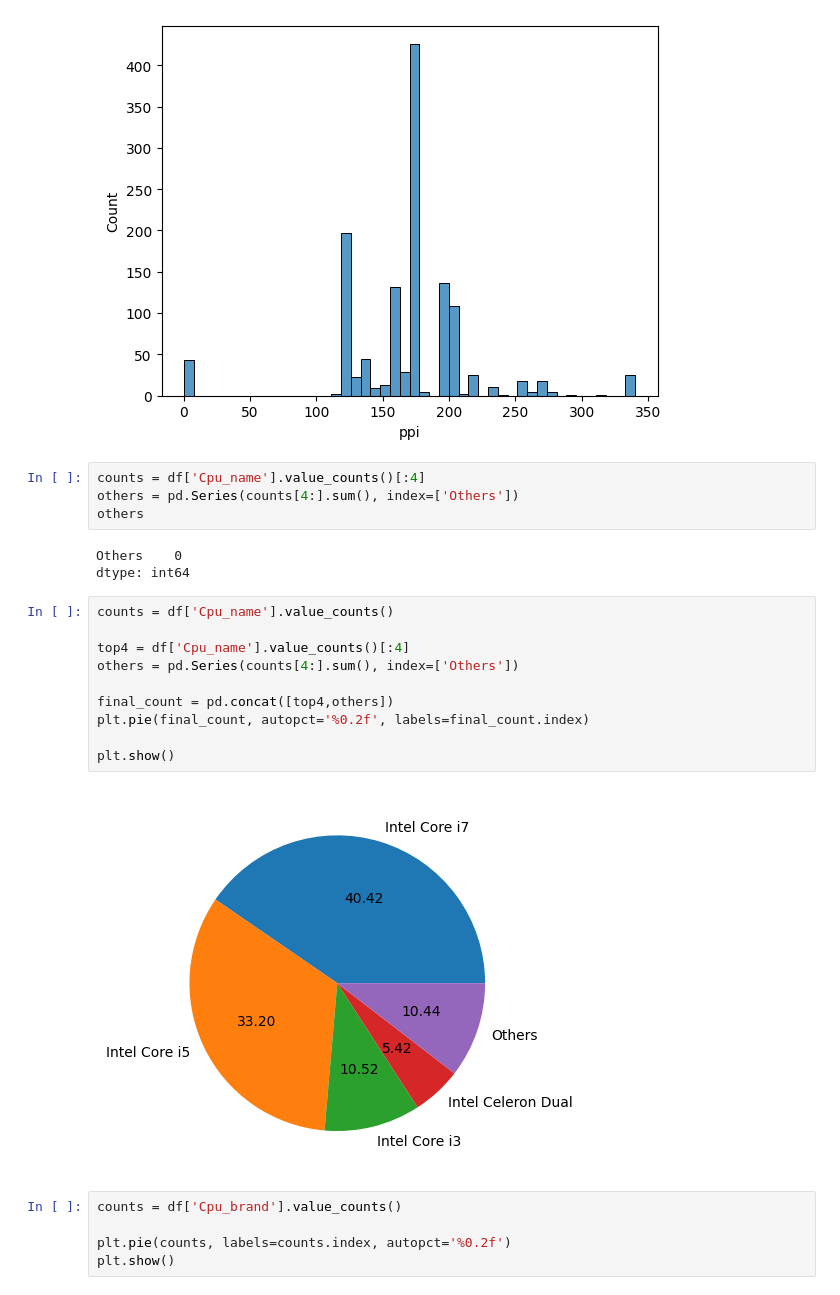
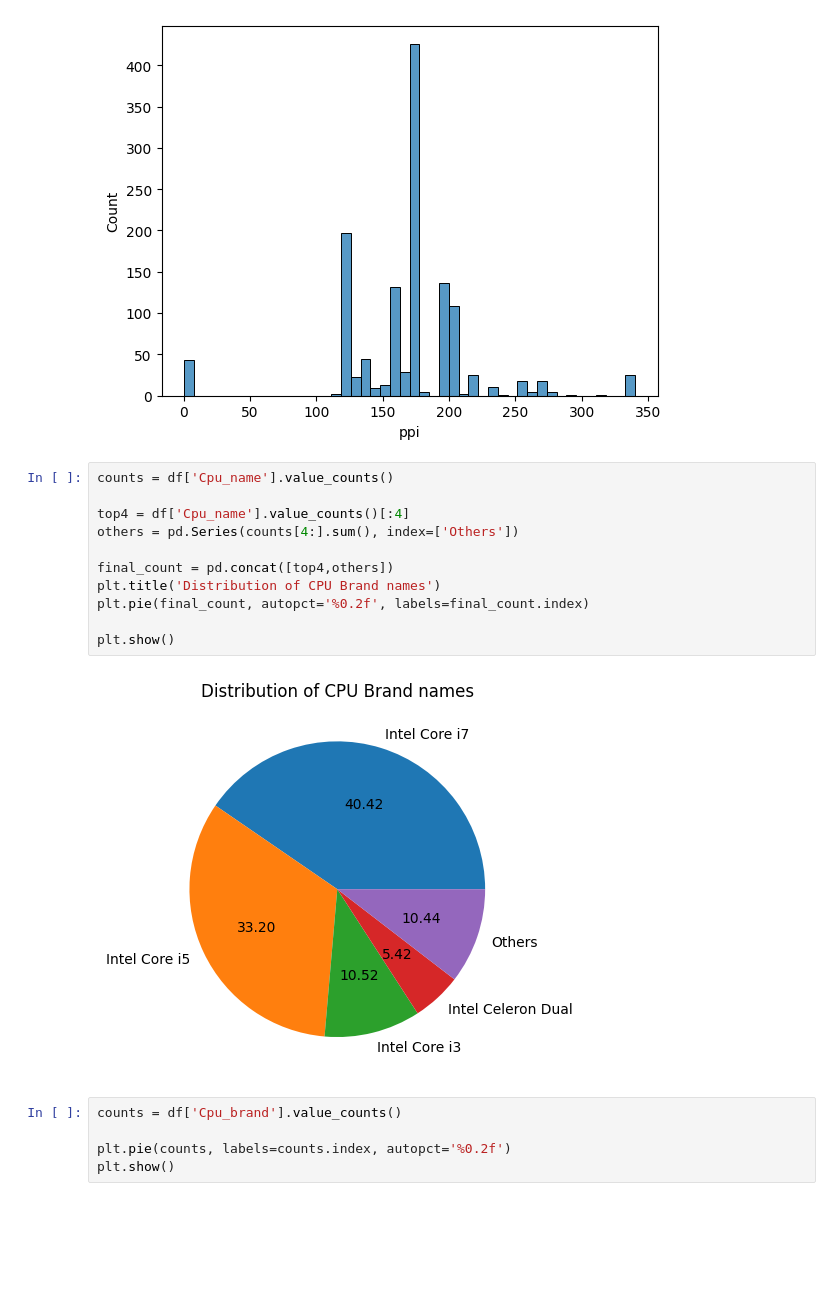
Before and after one commit to RaviNamdeoo/LaptopPricePredictor, a Jupyter notebook: laptop_price_pred.ipynb, the cells around one changed output. Cells and saved outputs as stored; diff of their text form; blank space fills up the shorter version.

```diff
--- a/laptop_price_pred.ipynb
+++ b/laptop_price_pred.ipynb
@@ -542,25 +532,19 @@ sns.histplot(df['ppi'])
 # %% [output]
 <Axes: xlabel='ppi', ylabel='Count'>
 [figure]
-# %%
-counts = df['Cpu_name'].value_counts()[:4]
-others = pd.Series(counts[4:].sum(), index=['Others'])
-others
-# %% [output]
-Others    0
-dtype: int64
 # %%
 counts = df['Cpu_name'].value_counts()
 
 top4 = df['Cpu_name'].value_counts()[:4]
 others = pd.Series(counts[4:].sum(), index=['Others'])
 
 final_count = pd.concat([top4,others])
+plt.title('Distribution of CPU Brand names')
 plt.pie(final_count, autopct='%0.2f', labels=final_count.index)
 
 plt.show()
 # %% [output]
-[figure, old version]
+[figure, new version]
 # %%
 counts = df['Cpu_brand'].value_counts()
 
```
Also changed, not shown: parts of 28 cells of this notebook, 1 other file.
